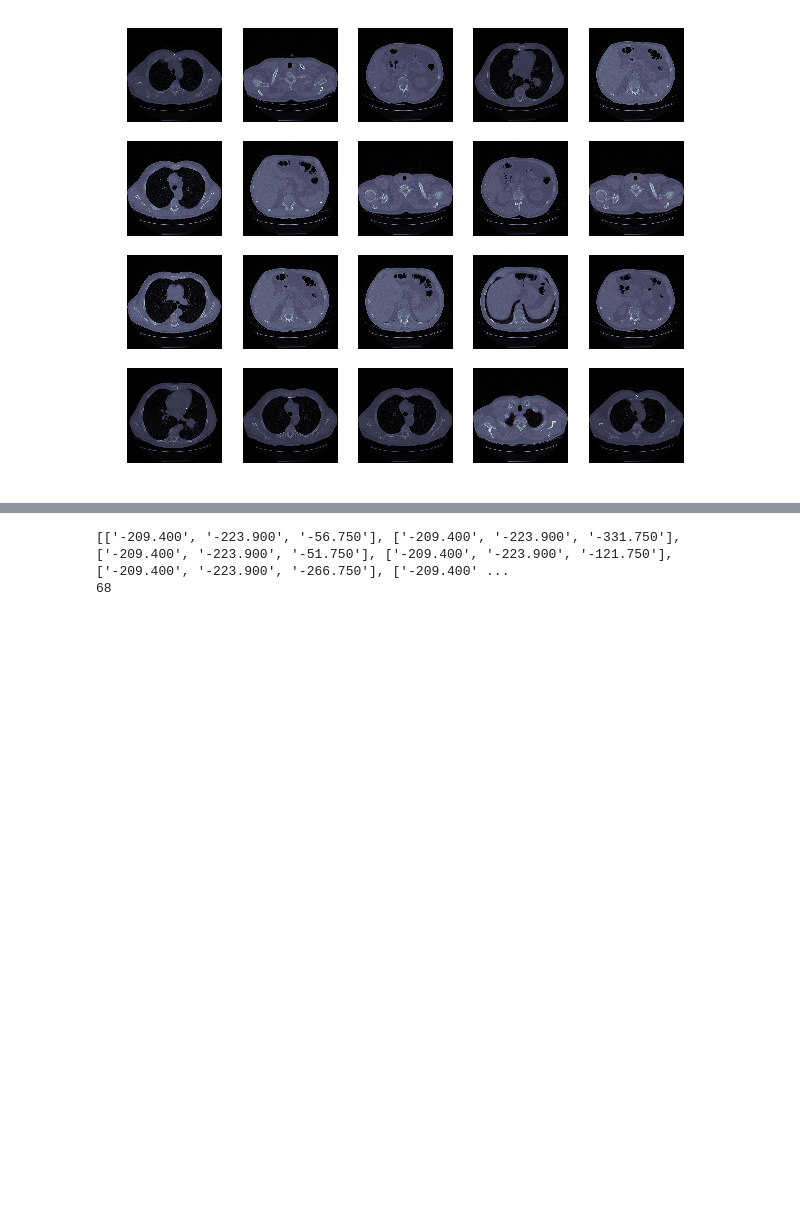
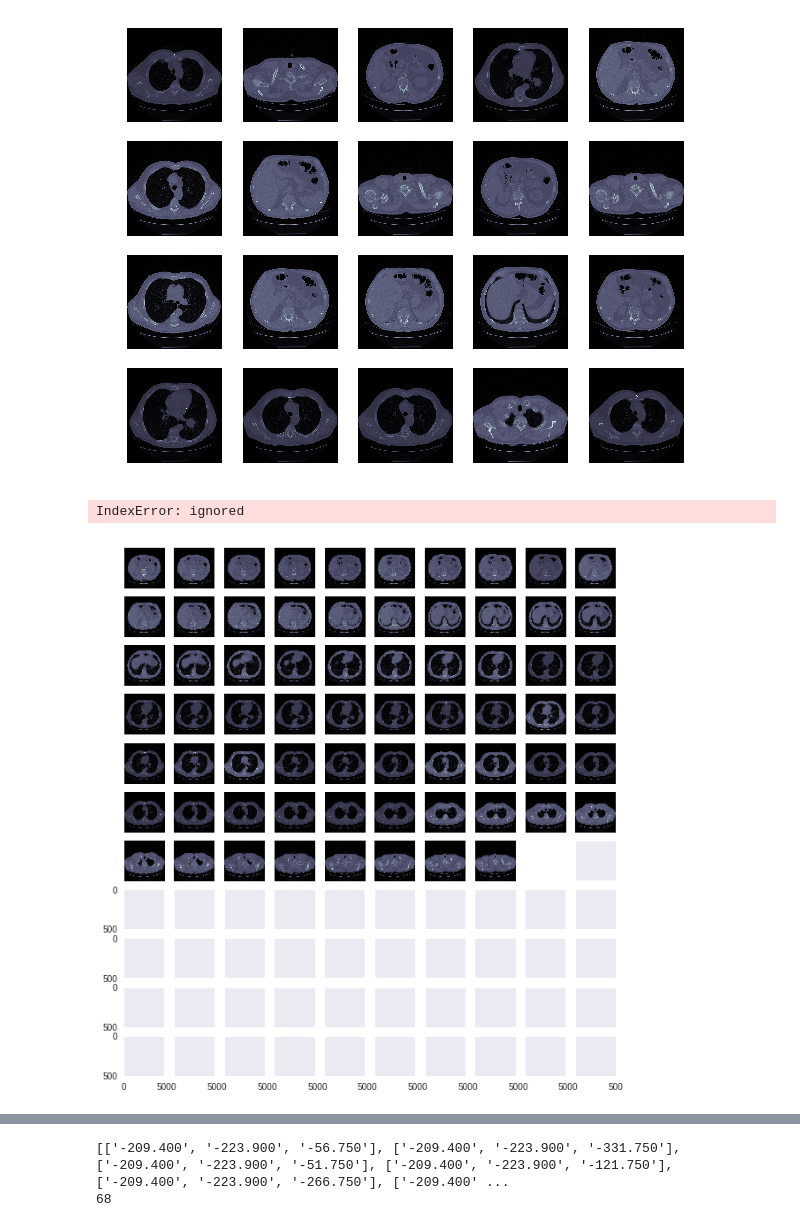
Before and after one commit to AI-Junction/Lung-Cancer-Detection, a Jupyter notebook: LungCancerDetection.ipynb, the cells around one changed output, grey strips where cells are left out. Saved outputs shown, nothing was run; the diff lists cells and outputs as text; code cells hidden in the pictures; blank space fills up the shorter version.

```diff
--- a/LungCancerDetection.ipynb
+++ b/LungCancerDetection.ipynb
@@ -214,7 +214,8 @@ def get_slice_location(dcm):
 # %%
 # Returns a list of images for that patient_id, in ascending order of Slice Location
 def load_patient(patient_id):
-    files = glob.glob(path+'/*.dcm'.format(patient_id))
+    #files = glob.glob('../input/sample_images/{}/*.dcm'.format(patient_id))
+    files = glob.glob(path+'/*.dcm')
     imgs = {}
     for f in files:
         dcm = dicom.read_file(f)
@@ -226,3 +227,15 @@ def load_patient(patient_id):
     # Not a very elegant way to do this
     sorted_imgs = [x[1] for x in sorted(imgs.items(), key=lambda x: x[0])]
     return sorted_imgs
+# %%
+pat = load_patient('')
+# %%
+f, plots = plt.subplots(11, 10, sharex='all', sharey='all', figsize=(10, 11))
+# matplotlib is drunk
+#plt.title('Sorted Slices of Patient 0a38e7597ca26f9374f8ea2770ba870d - No cancer')
+for i in range(110):
+    plots[i // 10, i % 10].axis('off')
+    plots[i // 10, i % 10].imshow(pat[i], cmap=plt.cm.bone)
+# %% [output]
+IndexError: ignored
+[figure, added]
```
Also changed, not shown: parts of 6 cells of this notebook.
